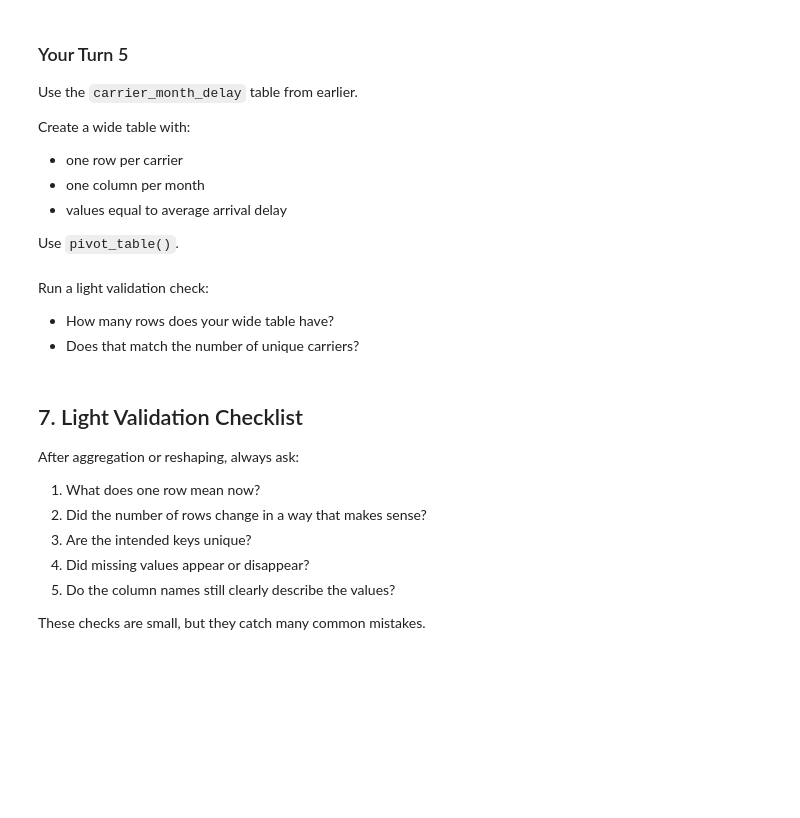
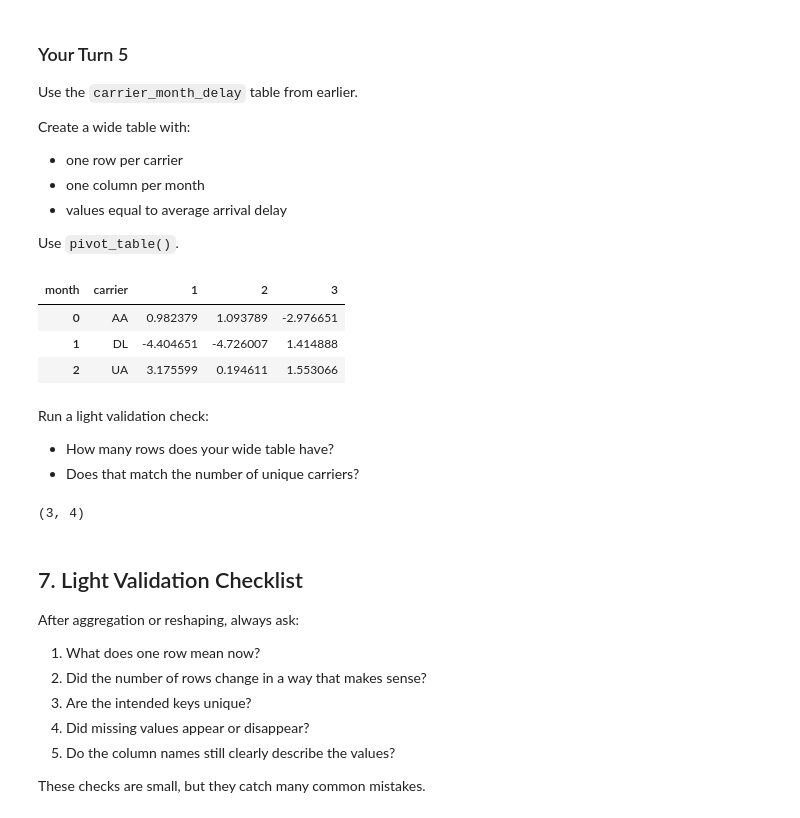
Before and after one commit to cassandrakgomez/ban6003-week-07-08-cassandragomez, a Jupyter notebook: notebooks/module7_aggregation_reshaping_guided_lab.ipynb, the cells around one changed output. Saved outputs shown, nothing was run; the diff lists cells and outputs as text; code cells hidden in the pictures; blank space fills up the shorter version.

```diff
--- a/notebooks/module7_aggregation_reshaping_guided_lab.ipynb
+++ b/notebooks/module7_aggregation_reshaping_guided_lab.ipynb
@@ -516,6 +581,19 @@ Use `pivot_table()`.
 # %%
 # Your Turn 5
 # Create a wide carrier-month delay table using pivot_table().
+wide_carrier_month_delay = small_summary.pivot_table(
+    index="carrier",
+    columns="month",
+    values="avg_arr_delay",
+    aggfunc="mean"
+).reset_index()
+
+wide_carrier_month_delay
+# %% [output]
+| month | carrier | 1 | 2 | 3 |
+| 0 | AA | 0.982379 | 1.093789 | -2.976651 |
+| 1 | DL | -4.404651 | -4.726007 | 1.414888 |
+| 2 | UA | 3.175599 | 0.194611 | 1.553066 |
 # %% [markdown]
 Run a light validation check:
 
@@ -523,6 +601,9 @@ Run a light validation check:
 - Does that match the number of unique carriers?
 # %%
 # Your Turn 5 light validation check
+wide_carrier_month_delay.shape
+# %% [output]
+(3, 4)
 # %% [markdown]
 ## 7. Light Validation Checklist
 
```
Also changed, not shown: parts of 12 cells of this notebook.
